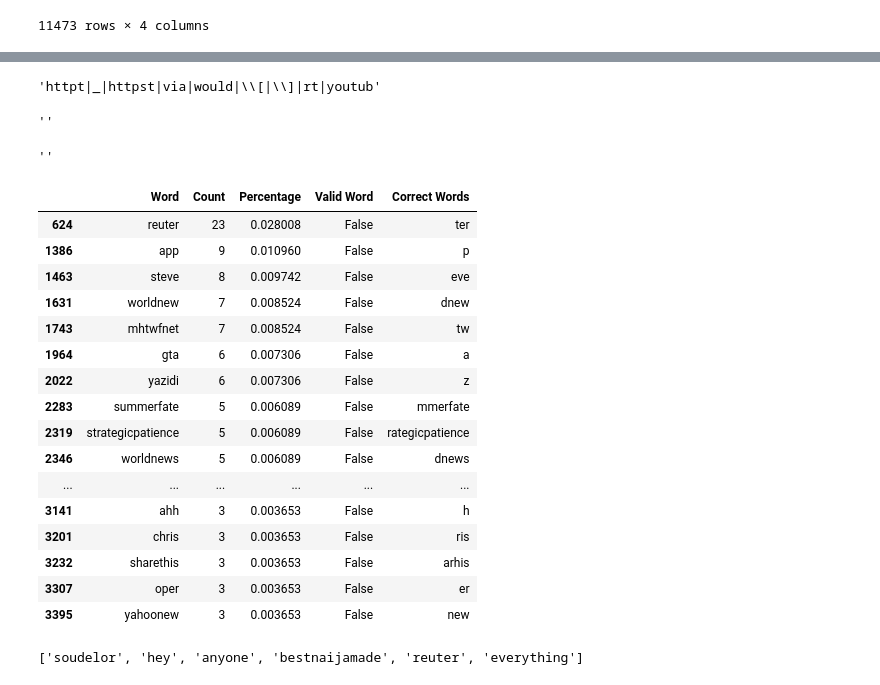
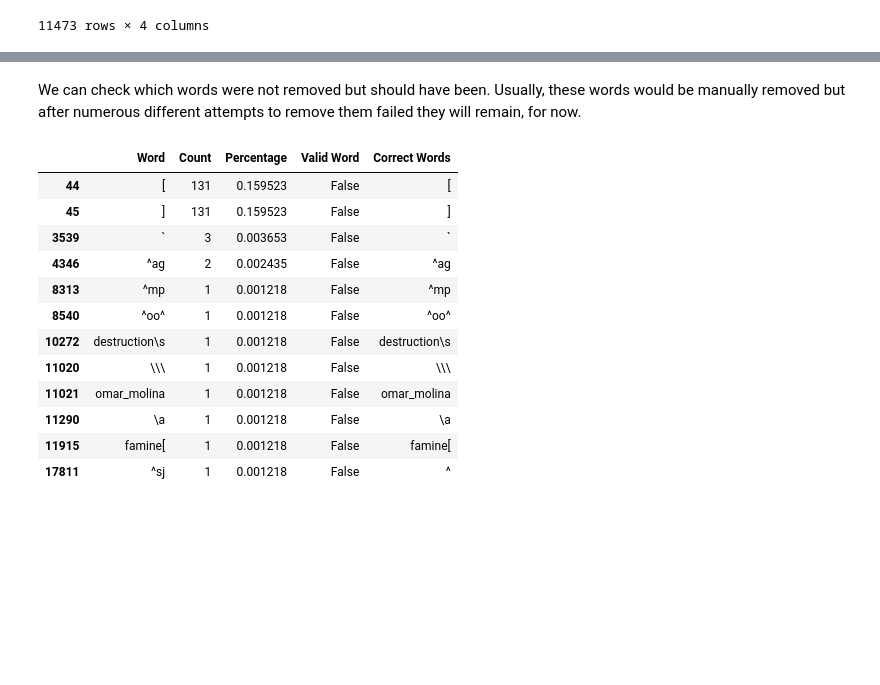
Before and after one commit to AustinYunker/Twitter-Prediction, a Jupyter notebook: Tweet Cleaner.ipynb, the cells around one changed output, grey strips where cells are left out. Drawn from its saved outputs; the diff is of its cells as text; code cells hidden in the pictures; blank space fills up the shorter version.

Commit message:
Finished functions to remove mispelled words

```diff
--- a/Tweet Cleaner.ipynb
+++ b/Tweet Cleaner.ipynb
@@ -527,6 +528,13 @@ spell_checker = enchant.Dict("en_US")
 spell_checker.check("would")
 
 def valid_word(text):
+    """
+    This function returns a boolean value on if it exists in the wordnet corpus and if it is spelled correctly.
+
+    text: Word to check
+
+    returns: correct_word: boolean
+    """
     correct_word = (len(wordnet.synsets(text)) != 0 & spell_checker.check(text))
     return correct_word
 # %%
@@ -573,4 +568,6 @@ word_df.loc[(word_df["Valid Word"] == True) & (word_df["Count"] == 10)]
 # %%
-def remove_words(text):
-    new_string = re.sub(r'(httpst )|(_ )|(httpt )', '', text)
+def remove_words(text, pattern):
+    #re.compile(pattern)
+    #new_string = re.sub(pattern, ' ', text)
+    new_string = re.sub(r"\b(%s)\b" % "|".join(pattern), "", text, flags=re.I)
     return new_string
@@ -620,6 +573,0 @@ pat
-# %%
-def remove_words(text, pattern):
-    re.compile(pattern)
-    #new_string = re.sub(pattern, ' ', text)
-    new_string = re.sub(pattern, '', text)
-    return new_string
@@ -645,15 +573,0 @@ bad_words = make_pattern(bad_words_list)
-# %%
-bad_words[:40]
-# %% [output]
-'httpt|_|httpst|via|would|\\[|\\]|rt|youtub'
-# %%
-#tester = "This httpt is a test to make would sure the function actually works"
-tester = "httpt"
-remove_words(tester, bad_words[:40])
-# %% [output]
-''
-# %%
-test = "word"
-re.sub("word", '', test)
-# %% [output]
-''
@@ -660,27 +596,19 @@ re.sub("word", '', test)
+# %% [markdown]
+We can check which words were not removed but should have been. Usually, these words would be manually removed but after numerous different attempts to remove them failed they will remain, for now.
 # %%
-word_df["Correct Words"] = word_df["Word"].apply(remove_words, pattern = bad_words)
+word_df["Correct Words"] = word_df["Word"].apply(remove_words, pattern = bad_words_list)
+word_df.loc[(word_df["Valid Word"] == False) & (word_df["Correct Words"] != '')]
+# %% [output]
+|  | Word | Count | Percentage | Valid Word | Correct Words |
+| 44 | [ | 131 | 0.159523 | False | [ |
+| 45 | ] | 131 | 0.159523 | False | ] |
+| 3539 | ` | 3 | 0.003653 | False | ` |
+| 4346 | ^ag | 2 | 0.002435 | False | ^ag |
+| 8313 | ^mp | 1 | 0.001218 | False | ^mp |
+| 8540 | ^oo^ | 1 | 0.001218 | False | ^oo^ |
+| 10272 | destruction\s | 1 | 0.001218 | False | destruction\s |
+| 11020 | \\\ | 1 | 0.001218 | False | \\\ |
+| 11021 | omar_molina | 1 | 0.001218 | False | omar_molina |
+| 11290 | \a | 1 | 0.001218 | False | \a |
+| 11915 | famine[ | 1 | 0.001218 | False | famine[ |
+| 17811 | ^sj | 1 | 0.001218 | False | ^ |
-# %%
-word_df.loc[(word_df["Valid Word"] == False) & (word_df["Correct Words"] != '')].head(30)
-# %% [output]
-|  | Word | Count | Percentage | Valid Word | Correct Words |
-| 624 | reuter | 23 | 0.028008 | False | ter |
-| 1386 | app | 9 | 0.010960 | False | p |
-| 1463 | steve | 8 | 0.009742 | False | eve |
-| 1631 | worldnew | 7 | 0.008524 | False | dnew |
-| 1743 | mhtwfnet | 7 | 0.008524 | False | tw |
-| 1964 | gta | 6 | 0.007306 | False | a |
-| 2022 | yazidi | 6 | 0.007306 | False | z |
-| 2283 | summerfate | 5 | 0.006089 | False | mmerfate |
-| 2319 | strategicpatience | 5 | 0.006089 | False | rategicpatience |
-| 2346 | worldnews | 5 | 0.006089 | False | dnews |
-| ... | ... | ... | ... | ... | ... |
-| 3141 | ahh | 3 | 0.003653 | False | h |
-| 3201 | chris | 3 | 0.003653 | False | ris |
-| 3232 | sharethis | 3 | 0.003653 | False | arhis |
-| 3307 | oper | 3 | 0.003653 | False | er |
-| 3395 | yahoonew | 3 | 0.003653 | False | new |
-# %%
-bad_words_list.index("reuter")
-bad_words_list[30:36]
-# %% [output]
-['soudelor', 'hey', 'anyone', 'bestnaijamade', 'reuter', 'everything']
```
Also changed, not shown: parts of 28 cells of this notebook.
